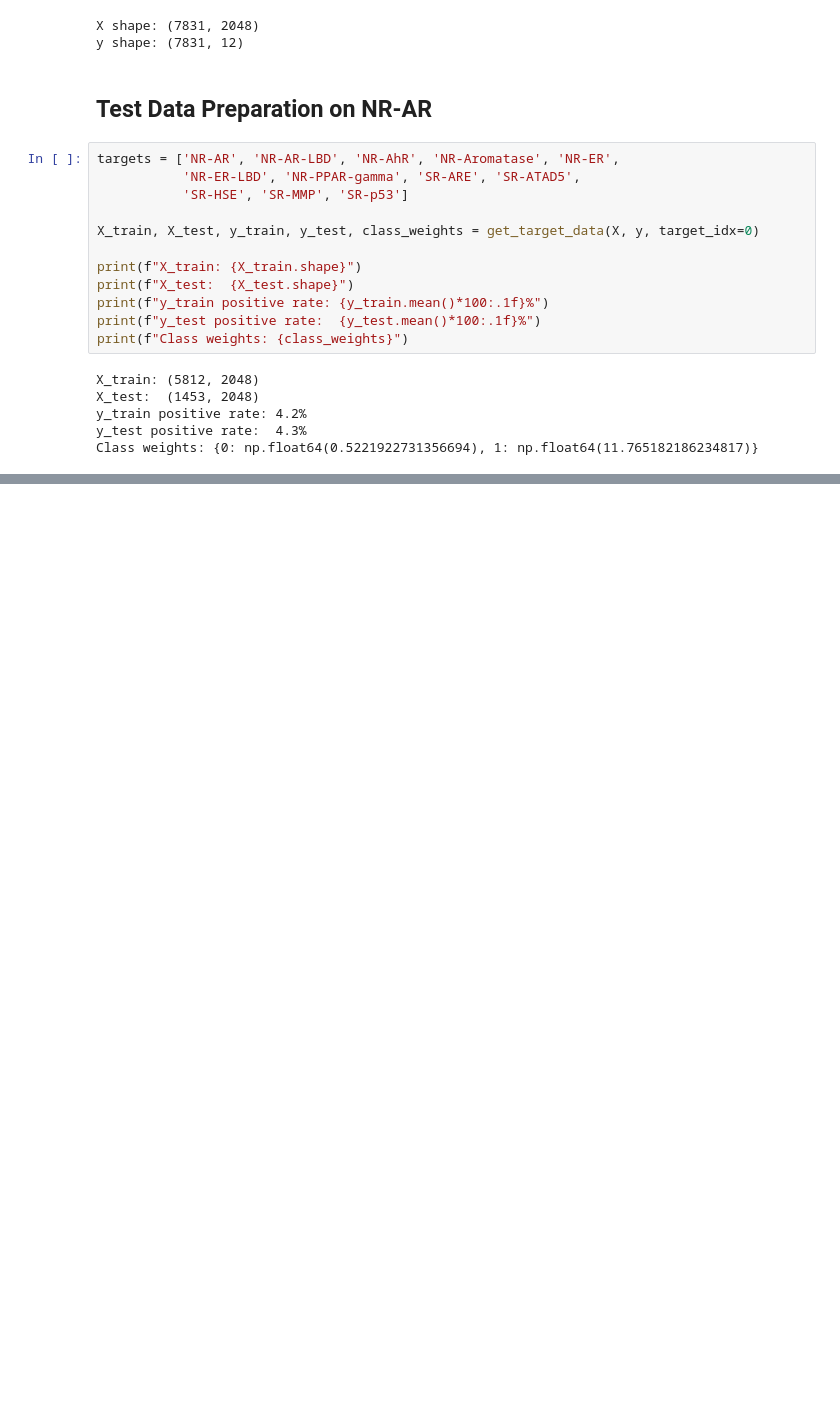
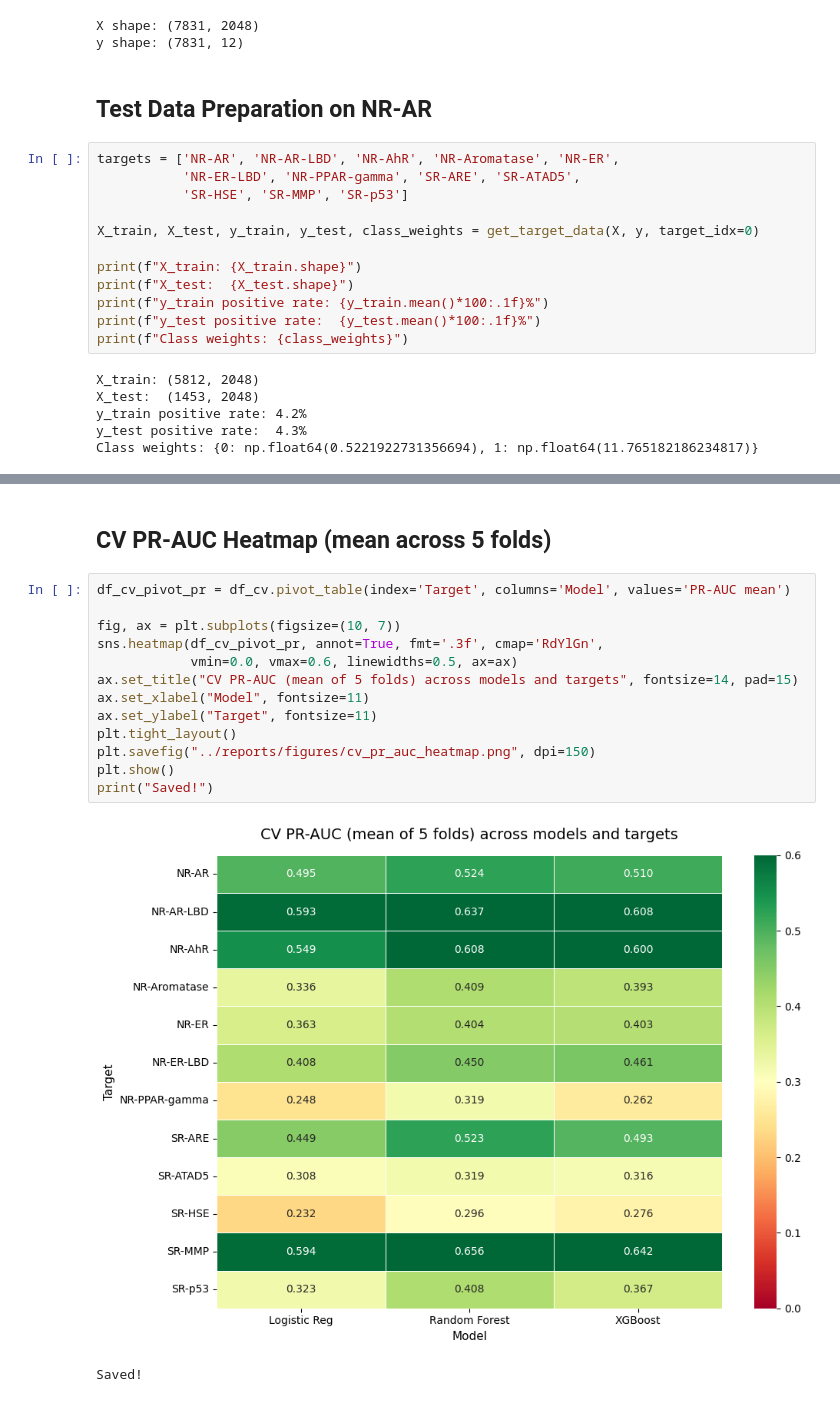
Before and after one commit to MoolChii/Tox21-QSAR, a Jupyter notebook: notebooks/03_modeling.ipynb, the cells around one changed output, grey strips where cells are left out. Drawn from its saved outputs; the diff is of its cells as text; blank space fills up the shorter version.

```diff
--- a/notebooks/03_modeling.ipynb
+++ b/notebooks/03_modeling.ipynb
@@ -38,0 +208,18 @@ Class weights: {0: np.float64(0.5221922731356694), 1: np.float64(11.765182186234
+# %% [markdown]
+## CV PR-AUC Heatmap (mean across 5 folds)
+# %%
+df_cv_pivot_pr = df_cv.pivot_table(index='Target', columns='Model', values='PR-AUC mean')
+
+fig, ax = plt.subplots(figsize=(10, 7))
+sns.heatmap(df_cv_pivot_pr, annot=True, fmt='.3f', cmap='RdYlGn',
+            vmin=0.0, vmax=0.6, linewidths=0.5, ax=ax)
+ax.set_title("CV PR-AUC (mean of 5 folds) across models and targets", fontsize=14, pad=15)
+ax.set_xlabel("Model", fontsize=11)
+ax.set_ylabel("Target", fontsize=11)
+plt.tight_layout()
+plt.savefig("../reports/figures/cv_pr_auc_heatmap.png", dpi=150)
+plt.show()
+print("Saved!")
+# %% [output]
+[figure, added]
+Saved!
```
Also changed, not shown: parts of 38 cells of this notebook, 2 other files.
